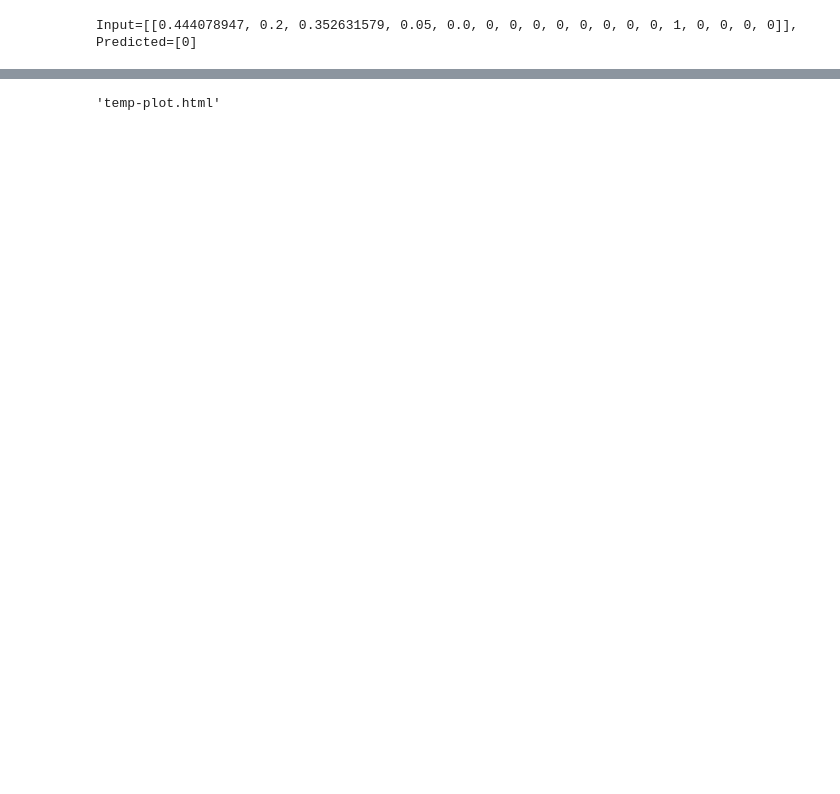
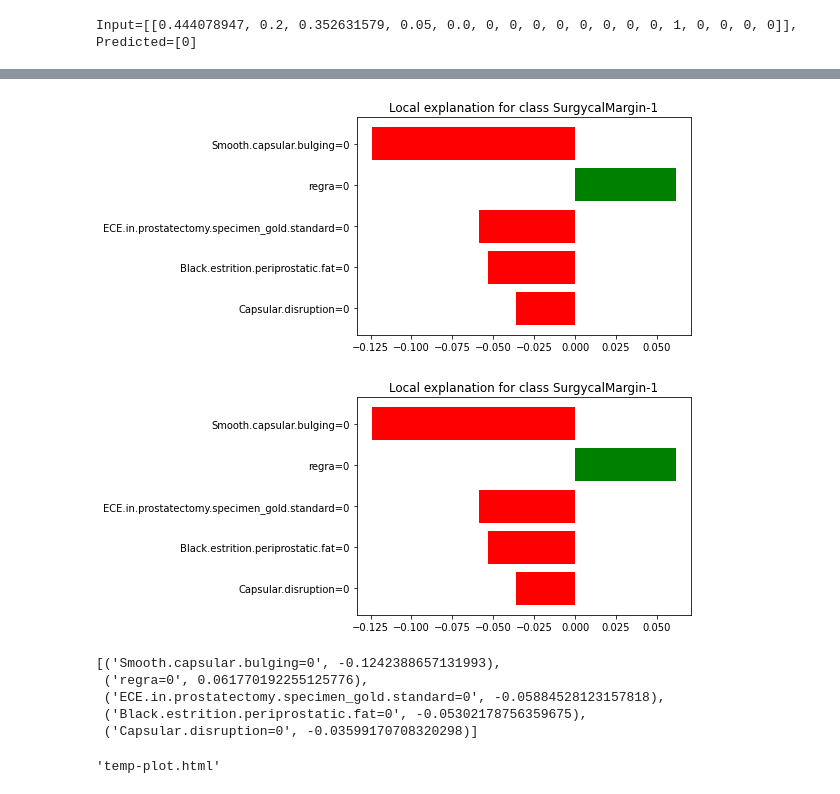
Before and after one commit to GuberXZ/PIC, a Jupyter notebook: LimeExplanation.ipynb, the cells around one changed output, grey strips where cells are left out. Drawn from its saved outputs; the diff is of its cells as text; code cells hidden in the pictures; blank space fills up the shorter version.

```diff
--- a/LimeExplanation.ipynb
+++ b/LimeExplanation.ipynb
@@ -14,5 +15,8 @@ data = pd.read_csv(file,index_col=tc,na_values='',sep=',', decimal='.')
 df = pd.DataFrame(data)
 rfb = joblib.load('./zDatabase/randomforests.joblib')
 
-train: pd.DataFrame = pd.read_csv()
+train: pd.DataFrame = pd.read_csv(fileT)
+trnY: np.ndarray = train.pop(tc).values
 trnX: np.ndarray = train.values
+labels = pd.unique(trnY)
+labels.sort()
@@ -52,11 +50,11 @@ print("Input=%s, Predicted=%s" % (Y, pred))
 Input=[[0.444078947, 0.2, 0.352631579, 0.05, 0.0, 0, 0, 0, 0, 0, 0, 0, 0, 1, 0, 0, 0, 0]], Predicted=[0]
 # %%
 #Lime
-explainer = lime.lime_tabular.LimeTabularExplainer(train,class_names=['SurgycalMargin-0','SurgycalMargin-1'],feature_names=col,
+explainer = lime.lime_tabular.LimeTabularExplainer(trnX,class_names=['SurgycalMargin-0','SurgycalMargin-1'],feature_names=col,
                                                    categorical_features=[5,6,7,8,9,10,11,12,13,14,15,16,17],
                                                    categorical_names=[col[i] for i in range(5,18)],kernel_width=3,verbose=True)
 
 exp = explainer.explain_instance(np.asarray(XXX),rfb.predict_proba,num_features=5,num_samples=1000)
 exp.show_in_notebook()
-exp.as_list()
+List=exp.as_list()
 # %% [output]
@@ -64 +65,14 @@ IndexError: tuple index out of range
+# %%
+exp.as_pyplot_figure()
+# %% [output]
+[figure, added]
+[figure, added]
+# %%
+List
+# %% [output]
+[('Smooth.capsular.bulging=0', -0.1242388657131993),
+ ('regra=0', 0.061770192255125776),
+ ('ECE.in.prostatectomy.specimen_gold.standard=0', -0.05884528123157818),
+ ('Black.estrition.periprostatic.fat=0', -0.05302178756359675),
+ ('Capsular.disruption=0', -0.03599170708320298)]
 # %%
```
Also changed, not shown: parts of 4 cells of this notebook, 2 other files.
